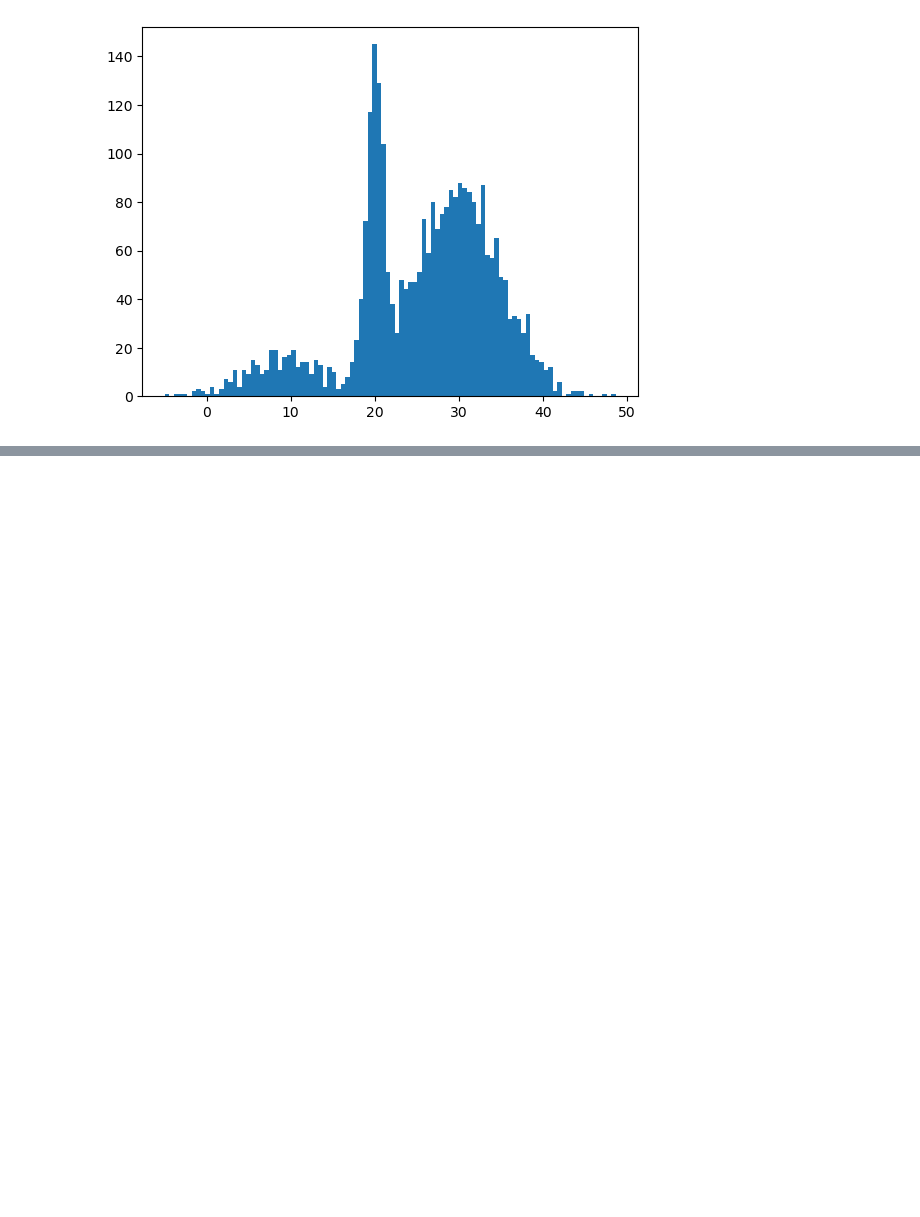
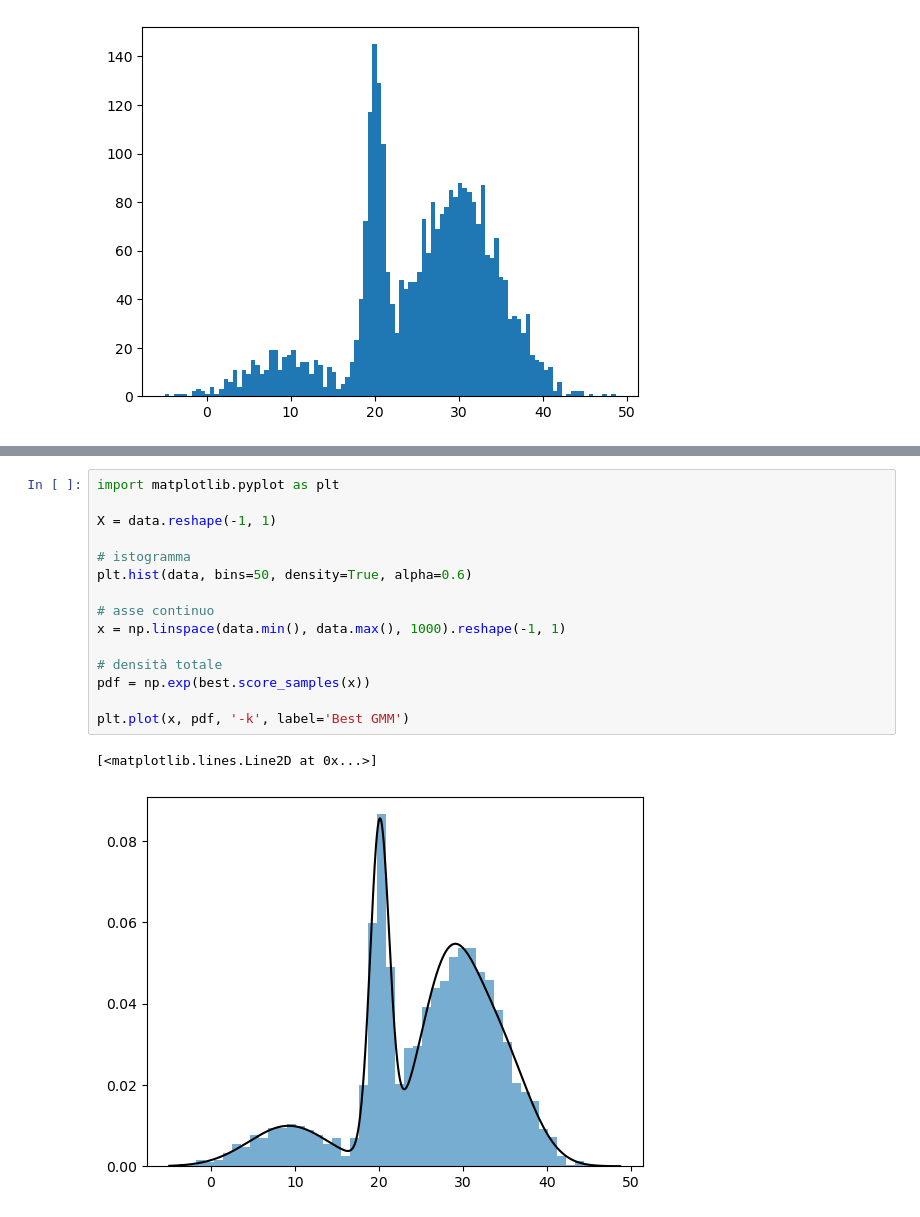
Before and after one commit to lsabatino03/astrostatistics_bicocca_2026, a Jupyter notebook: working/L06_GaussMix.ipynb, the cells around one changed output, grey strips where cells are left out. Drawn from its saved outputs; the diff is of its cells as text; blank space fills up the shorter version.

```diff
--- a/working/L06_GaussMix.ipynb
+++ b/working/L06_GaussMix.ipynb
@@ -97,0 +150,18 @@ plt.hist(data, bins = 100)
+# %%
+import matplotlib.pyplot as plt
+
+X = data.reshape(-1, 1)
+
+# istogramma
+plt.hist(data, bins=50, density=True, alpha=0.6)
+
+# asse continuo
+x = np.linspace(data.min(), data.max(), 1000).reshape(-1, 1)
+
+# densità totale
+pdf = np.exp(best.score_samples(x))
+
+plt.plot(x, pdf, '-k', label='Best GMM')
+# %% [output]
+[<matplotlib.lines.Line2D at 0x...>]
+[figure, added]
```
Also changed, not shown: parts of 5 cells of this notebook.
